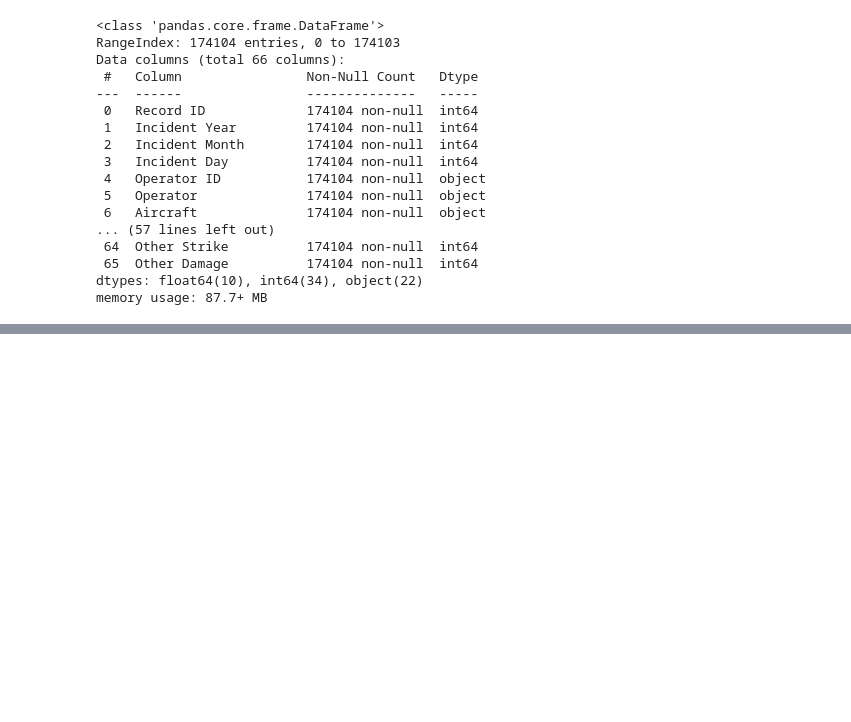
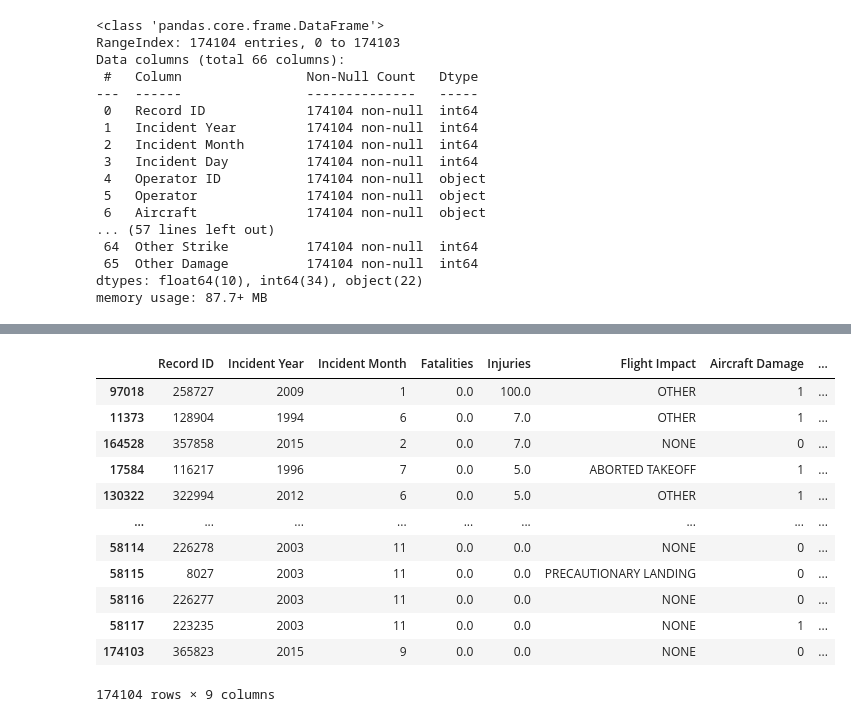
Before and after one commit to kplam624/Birds-Plane-Incident-Analysis, a Jupyter notebook: Starter_code_planes.ipynb, the cells around one changed output, grey strips where cells are left out. Cells and saved outputs as stored; diff of their text form; code cells hidden in the pictures; blank space fills up the shorter version.

```diff
--- a/Starter_code_planes.ipynb
+++ b/Starter_code_planes.ipynb
@@ -296,0 +346,16 @@ TypeError: 'numpy.int64' object does not support item assignment
+# %%
+fatal_df.sort_values('Injuries',ascending = False)
+# %% [output]
+|  | Record ID | Incident Year | Incident Month | Fatalities | Injuries | Flight Impact | Aircraft Damage | ... |
+| 97018 | 258727 | 2009 | 1 | 0.0 | 100.0 | OTHER | 1 | ... |
+| 11373 | 128904 | 1994 | 6 | 0.0 | 7.0 | OTHER | 1 | ... |
+| 164528 | 357858 | 2015 | 2 | 0.0 | 7.0 | NONE | 0 | ... |
+| 17584 | 116217 | 1996 | 7 | 0.0 | 5.0 | ABORTED TAKEOFF | 1 | ... |
+| 130322 | 322994 | 2012 | 6 | 0.0 | 5.0 | OTHER | 1 | ... |
+| ... | ... | ... | ... | ... | ... | ... | ... | ... |
+| 58114 | 226278 | 2003 | 11 | 0.0 | 0.0 | NONE | 0 | ... |
+| 58115 | 8027 | 2003 | 11 | 0.0 | 0.0 | PRECAUTIONARY LANDING | 0 | ... |
+| 58116 | 226277 | 2003 | 11 | 0.0 | 0.0 | NONE | 0 | ... |
+| 58117 | 223235 | 2003 | 11 | 0.0 | 0.0 | NONE | 1 | ... |
+| 174103 | 365823 | 2015 | 9 | 0.0 | 0.0 | NONE | 0 | ... |
+174104 rows × 9 columns
```
Also changed, not shown: parts of 10 cells of this notebook, 2 other files.
